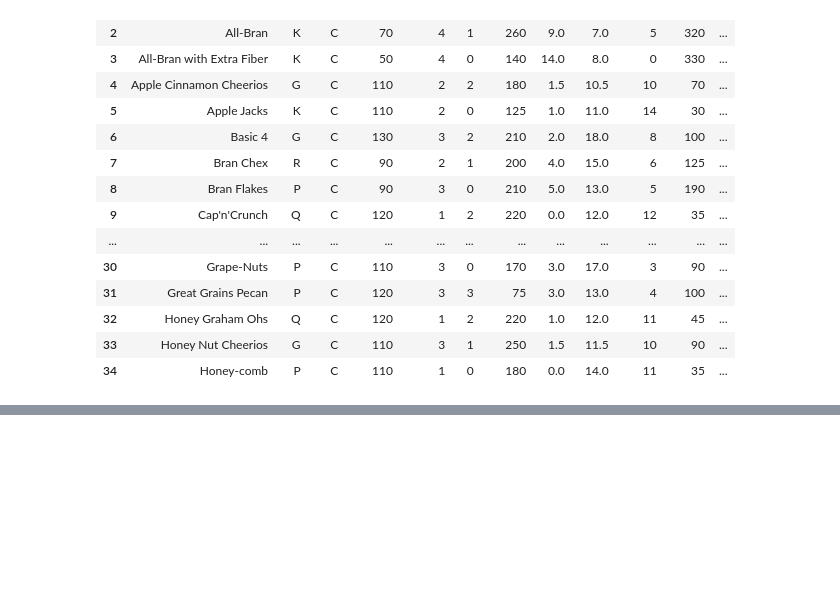
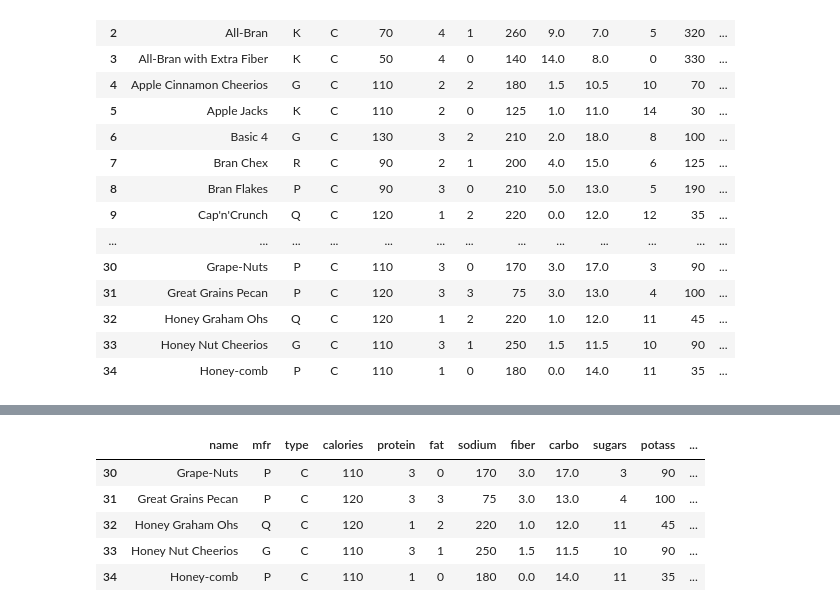
Before and after one commit to Vaibhav-Thalanki/Machine_Learning, a Jupyter notebook: pandas.ipynb, the cells around one changed output, grey strips where cells are left out. Drawn from its saved outputs; the diff is of its cells as text; code cells hidden in the pictures; blank space fills up the shorter version.

```diff
--- a/pandas.ipynb
+++ b/pandas.ipynb
@@ -247,0 +283,9 @@ ImportError: Missing optional dependency 'openpyxl'.  Use pip or conda to instal
+# %%
+dataset.tail()
+# %% [output]
+|  | name | mfr | type | calories | protein | fat | sodium | fiber | carbo | sugars | potass | ... |
+| 30 | Grape-Nuts | P | C | 110 | 3 | 0 | 170 | 3.0 | 17.0 | 3 | 90 | ... |
+| 31 | Great Grains Pecan | P | C | 120 | 3 | 3 | 75 | 3.0 | 13.0 | 4 | 100 | ... |
+| 32 | Honey Graham Ohs | Q | C | 120 | 1 | 2 | 220 | 1.0 | 12.0 | 11 | 45 | ... |
+| 33 | Honey Nut Cheerios | G | C | 110 | 3 | 1 | 250 | 1.5 | 11.5 | 10 | 90 | ... |
+| 34 | Honey-comb | P | C | 110 | 1 | 0 | 180 | 0.0 | 14.0 | 11 | 35 | ... |
```
Also changed, not shown: parts of 44 cells of this notebook, 1 other file.
